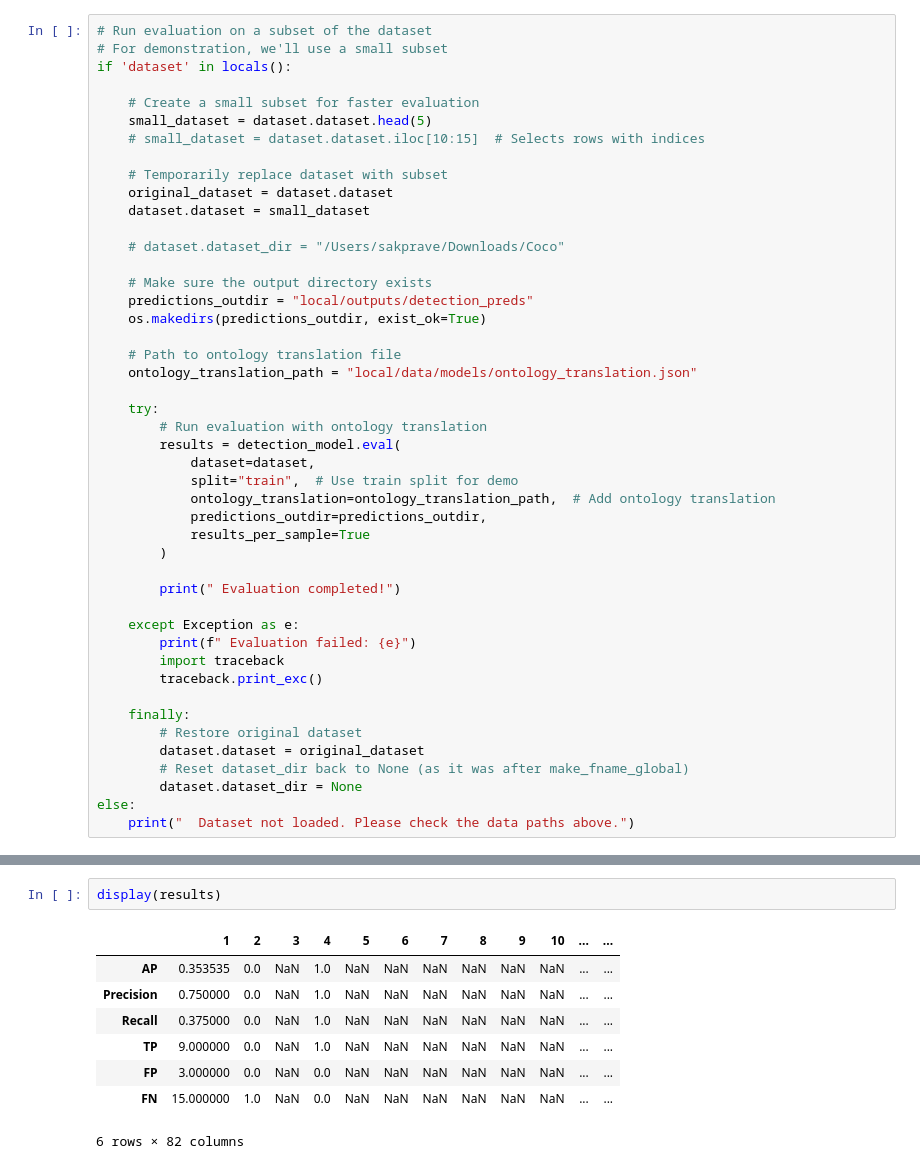
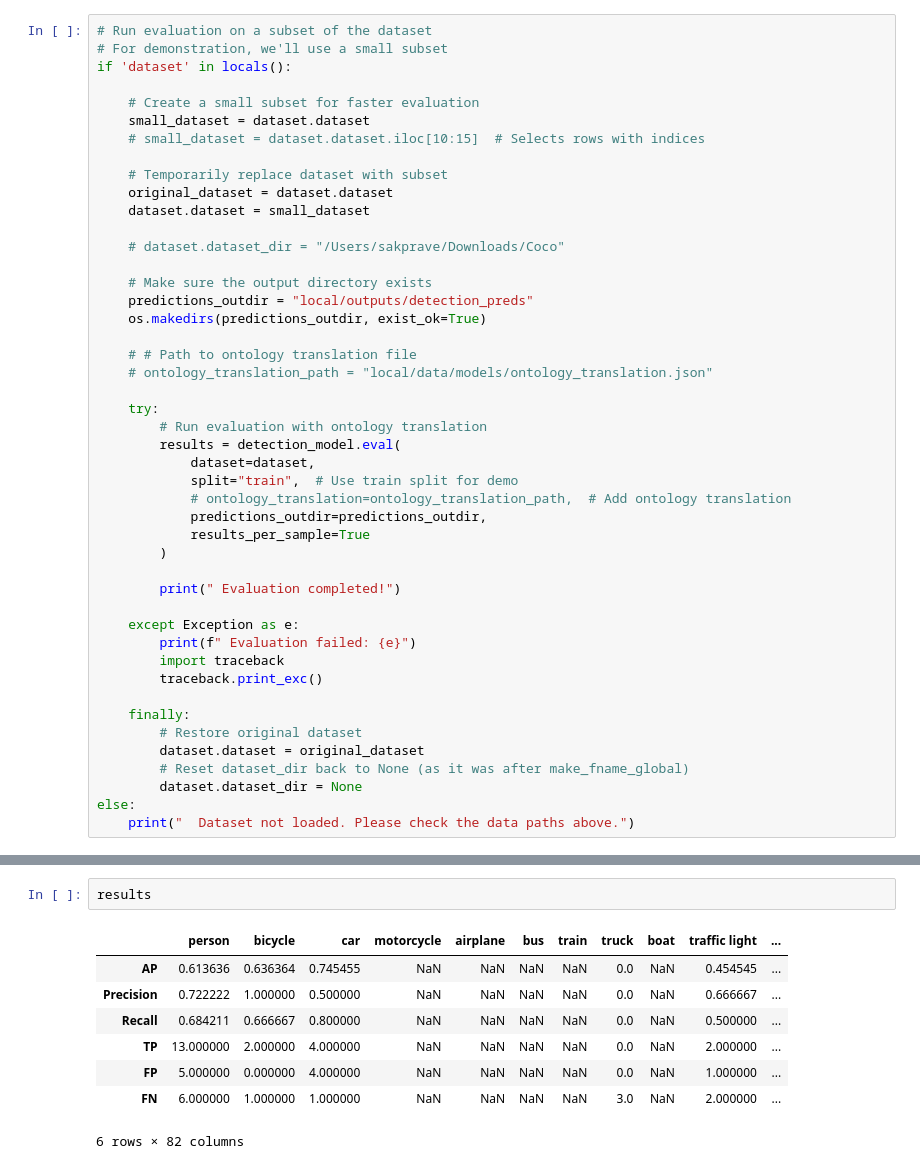
Before and after one commit to JdeRobot/DetectionMetrics, a Jupyter notebook: examples/tutorial_image_detection.ipynb, the cells around one changed output, grey strips where cells are left out. Drawn from its saved outputs; the diff is of its cells as text.

Commit message:
Fix ontology conversion issues in example notebook

```diff
--- a/examples/tutorial_image_detection.ipynb
+++ b/examples/tutorial_image_detection.ipynb
@@ -239,7 +239,7 @@ Error: command buffer exited with error status.
 if 'dataset' in locals():
 
     # Create a small subset for faster evaluation
-    small_dataset = dataset.dataset.head(5)
+    small_dataset = dataset.dataset
     # small_dataset = dataset.dataset.iloc[10:15]  # Selects rows with indices
 
     # Temporarily replace dataset with subset
@@ -252,15 +252,15 @@ if 'dataset' in locals():
     predictions_outdir = "local/outputs/detection_preds"
     os.makedirs(predictions_outdir, exist_ok=True)
 
-    # Path to ontology translation file
-    ontology_translation_path = "local/data/models/ontology_translation.json"
+    # # Path to ontology translation file
+    # ontology_translation_path = "local/data/models/ontology_translation.json"
 
     try:
         # Run evaluation with ontology translation
         results = detection_model.eval(
             dataset=dataset,
             split="train",  # Use train split for demo
-            ontology_translation=ontology_translation_path,  # Add ontology translation
+            # ontology_translation=ontology_translation_path,  # Add ontology translation
             predictions_outdir=predictions_outdir,
             results_per_sample=True
         )
@@ -376,11 +284,11 @@ All computed metrics: {1: {'AP': 0.35353535413742065, 'Precision': 0.75, 'Recall
-# %%
-display(results)
-# %% [output]
-|  | 1 | 2 | 3 | 4 | 5 | 6 | 7 | 8 | 9 | 10 | ... | ... |
-| AP | 0.353535 | 0.0 | NaN | 1.0 | NaN | NaN | NaN | NaN | NaN | NaN | ... | ... |
-| Precision | 0.750000 | 0.0 | NaN | 1.0 | NaN | NaN | NaN | NaN | NaN | NaN | ... | ... |
-| Recall | 0.375000 | 0.0 | NaN | 1.0 | NaN | NaN | NaN | NaN | NaN | NaN | ... | ... |
-| TP | 9.000000 | 0.0 | NaN | 1.0 | NaN | NaN | NaN | NaN | NaN | NaN | ... | ... |
-| FP | 3.000000 | 0.0 | NaN | 0.0 | NaN | NaN | NaN | NaN | NaN | NaN | ... | ... |
-| FN | 15.000000 | 1.0 | NaN | 0.0 | NaN | NaN | NaN | NaN | NaN | NaN | ... | ... |
-6 rows × 82 columns
+# %%
+results
+# %% [output]
+|  | person | bicycle | car | motorcycle | airplane | bus | train | truck | boat | traffic light | ... |
+| AP | 0.613636 | 0.636364 | 0.745455 | NaN | NaN | NaN | NaN | 0.0 | NaN | 0.454545 | ... |
+| Precision | 0.722222 | 1.000000 | 0.500000 | NaN | NaN | NaN | NaN | 0.0 | NaN | 0.666667 | ... |
+| Recall | 0.684211 | 0.666667 | 0.800000 | NaN | NaN | NaN | NaN | 0.0 | NaN | 0.500000 | ... |
+| TP | 13.000000 | 2.000000 | 4.000000 | NaN | NaN | NaN | NaN | 0.0 | NaN | 2.000000 | ... |
+| FP | 5.000000 | 0.000000 | 4.000000 | NaN | NaN | NaN | NaN | 0.0 | NaN | 1.000000 | ... |
+| FN | 6.000000 | 1.000000 | 1.000000 | NaN | NaN | NaN | NaN | 3.0 | NaN | 2.000000 | ... |
+6 rows × 82 columns
```
Also changed, not shown: parts of 9 cells of this notebook, 1 other file.
